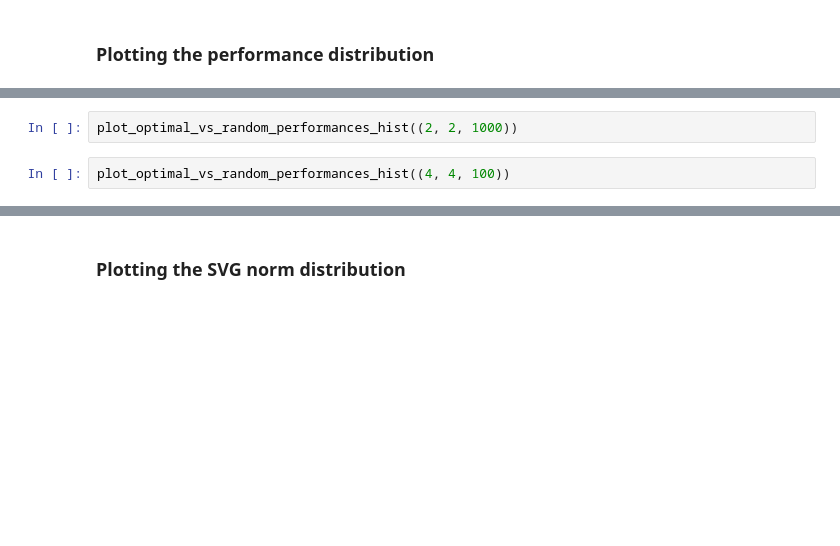
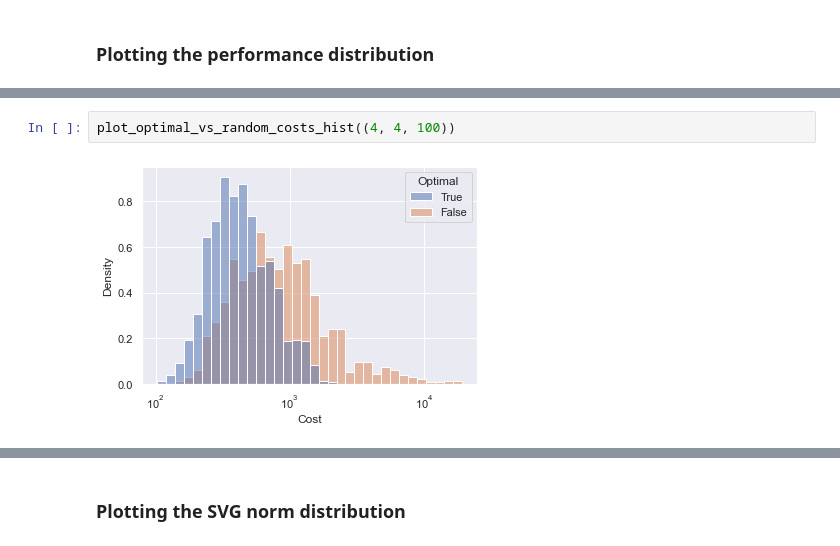
Before and after one commit to 0xangelo/LQSVG, a Jupyter notebook: experiments/perf_and_grad.ipynb, the cells around one changed output, grey strips where cells are left out. Drawn from its saved outputs; the diff is of its cells as text; blank space fills up the shorter version.

```diff
--- a/experiments/perf_and_grad.ipynb
+++ b/experiments/perf_and_grad.ipynb
@@ -443,5 +470,5 @@ plot_optimal_vs_random_performances_hist((2, 2, 100))
-# %%
-plot_optimal_vs_random_performances_hist((2, 2, 1000))
 # %%
-plot_optimal_vs_random_performances_hist((4, 4, 100))
+plot_optimal_vs_random_costs_hist((4, 4, 100))
+# %% [output]
+[figure, added]
 # %%
```
Also changed, not shown: parts of 20 cells of this notebook, 1 other file.
